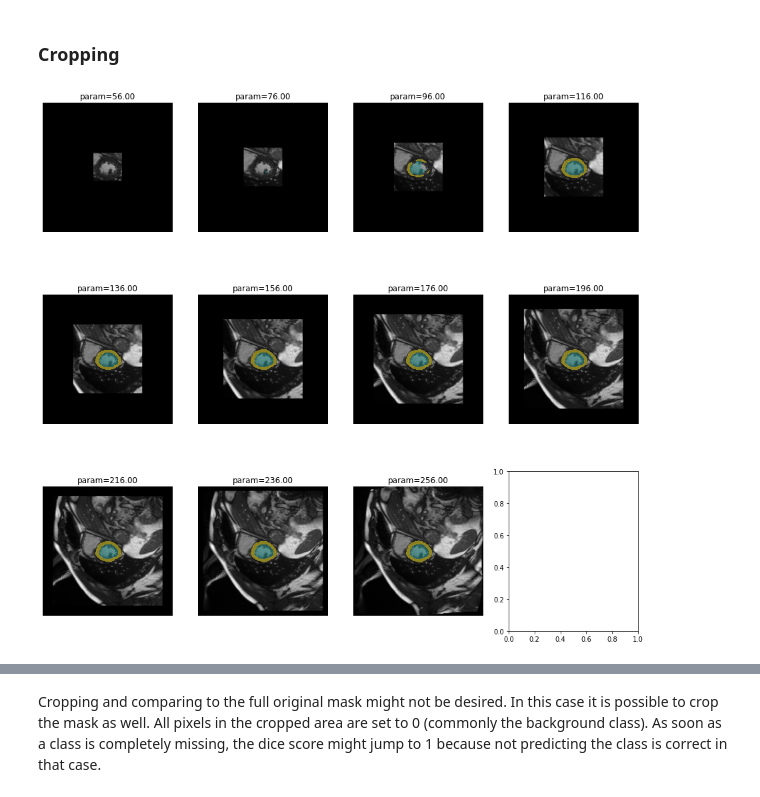
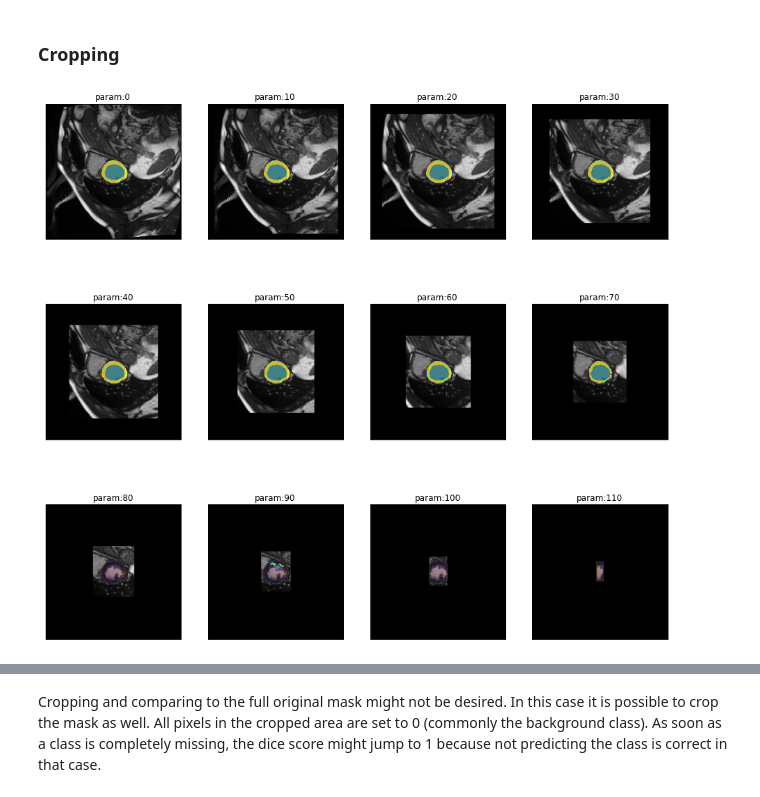
Before and after one commit to chfc-cmi/misas, a Jupyter notebook: 01_local_interpret.ipynb, the cells around one changed output, grey strips where cells are left out. Saved outputs shown, nothing was run; the diff lists cells and outputs as text; code cells hidden in the pictures.

```diff
--- a/01_local_interpret.ipynb
+++ b/01_local_interpret.ipynb
@@ -97,9 +125,13 @@ This makes sense if class "0" is the background.
 from matplotlib import cm
 from matplotlib.colors import ListedColormap
 
-default_cmap = cm.viridis(np.arange(cm.inferno.N))
+default_cmap = cm.viridis(np.arange(cm.viridis.N))
 default_cmap[0][-1] = 0
 default_cmap = ListedColormap(default_cmap)
+
+default_cmap_true_mask = cm.plasma_r(np.arange(cm.plasma.N))
+default_cmap_true_mask[0][-1] = 0
+default_cmap_true_mask = ListedColormap(default_cmap_true_mask)
 # %% [markdown]
 ### Generic functions
 # %%
@@ -277,22 +386,28 @@ gif_series(
 ### Cropping
 # %%
 #export
-def cropTransform(image, pxls, finalSize=256):
-    image = image.clone()
-    image = image.resize(finalSize)
-    image = image.crop_pad(int(pxls))
-    image = image.rotate(180)
-    image = image.crop_pad(finalSize, padding_mode="zeros")
-    image = image.rotate(180)
+def cropTransform(image, pxls, finalSize = None):
+    image = ImageOps.fit(image, (finalSize))
+    image = ImageOps.crop(image, (pxls))
+    image = ImageOps.crop(image, (-pxls))
     return image
 
-def get_crop_series(image, model, start=56, end=257, step=50, finalSize=256, **kwargs):
-    return get_generic_series(image,model,partial(cropTransform,finalSize=finalSize), start=start, end=end, step=step, **kwargs)
+
+
+def get_crop_series(image, model, start=0, end=256, step=10, finalSize = None, **kwargs): #start=20, end=257, step=10
+    if finalSize == None:
+        finalSize = image.size
+    if type(finalSize) == int:
+        finalSize = (finalSize, finalSize)
+    if end >= min(finalSize)//2:
+        end = min(finalSize)//2
+
+    return get_generic_series(image,model,partial(cropTransform,finalSize=finalSize), start=start, end=end, step=step, tfm_y = True, **kwargs)
 # %%
-series = get_crop_series(img(), trainedModel, truth=trueMask(), tfm_y=True, step=20)
+series = get_crop_series(img(), trainedModel, truth=trueMask(), step=10)
 # %%
-plot_series(series,nrow=3,figsize=(16,15))#,overlay_truth=True)
+plot_series(series,nrow=3,figsize=(16,15), overlay_truth = True) #,overlay_truth=True)
 # %% [output]
-[figure, old version]
+[figure, new version]
 # %%
 #export
```
Also changed, not shown: parts of 59 cells of this notebook, 1 other file.
